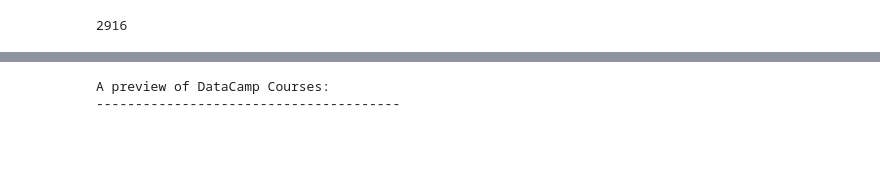
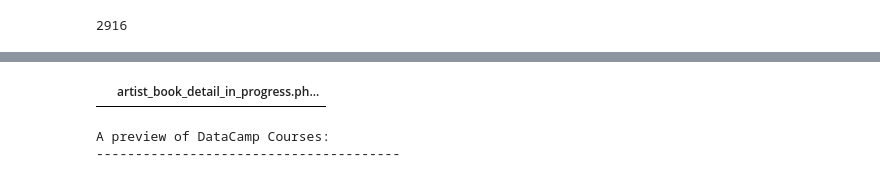
Before and after one commit to ramonprz01/art-auction, a Jupyter notebook: two_aa_ws.ipynb, the cells around one changed output, grey strips where cells are left out. Saved outputs shown, nothing was run; the diff lists cells and outputs as text; code cells hidden in the pictures; blank space fills up the shorter version.

```diff
--- a/two_aa_ws.ipynb
+++ b/two_aa_ws.ipynb
@@ -337,3 +233,9 @@ process.start()
+# %%
+data = pd.read_csv('aa_links.csv')
+# %%
+data.head()
+# %% [output]
+|  | artist_book_detail_in_progress.ph... |
 # %%
 def previewCourses( aa_dict, n = 3 ):
     info_ex = list( aa_dict.keys() )
```
Also changed, not shown: parts of 24 cells of this notebook.
